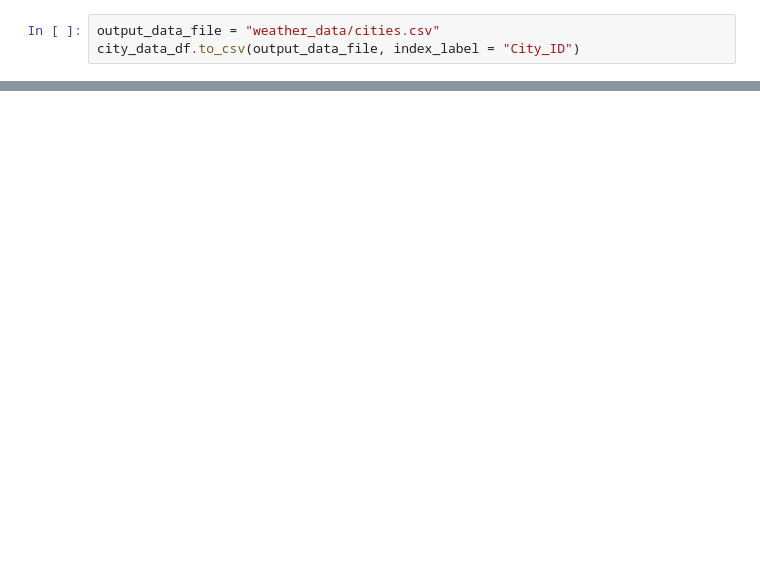
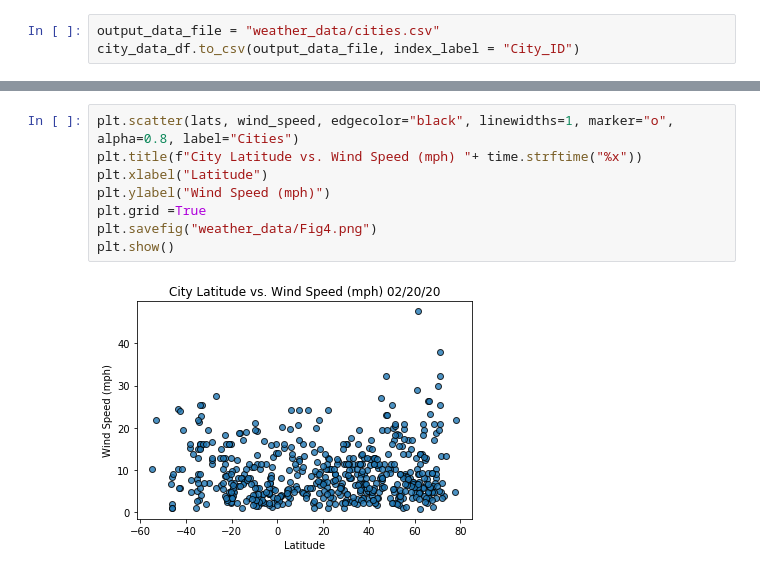
Before and after one commit to elizabethhwhitford/World_weather_Analysis, a Jupyter notebook: WeatherPy.ipynb, the cells around one changed output, grey strips where cells are left out. Drawn from its saved outputs; the diff is of its cells as text; blank space fills up the shorter version.

```diff
--- a/WeatherPy.ipynb
+++ b/WeatherPy.ipynb
@@ -117,0 +156,10 @@ city_data_df.to_csv(output_data_file, index_label = "City_ID")
+# %%
+plt.scatter(lats, wind_speed, edgecolor="black", linewidths=1, marker="o", alpha=0.8, label="Cities")
+plt.title(f"City Latitude vs. Wind Speed (mph) "+ time.strftime("%x"))
+plt.xlabel("Latitude")
+plt.ylabel("Wind Speed (mph)")
+plt.grid =True
+plt.savefig("weather_data/Fig4.png")
+plt.show()
+# %% [output]
+[figure, added]
```
Also changed, not shown: parts of 4 cells of this notebook, 5 other files.
